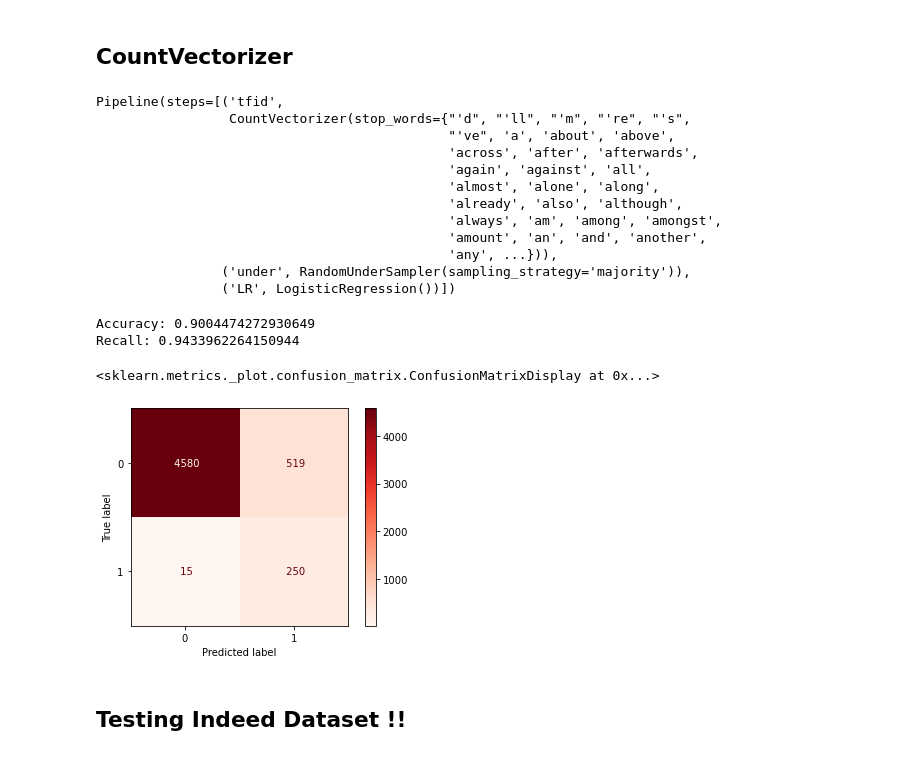
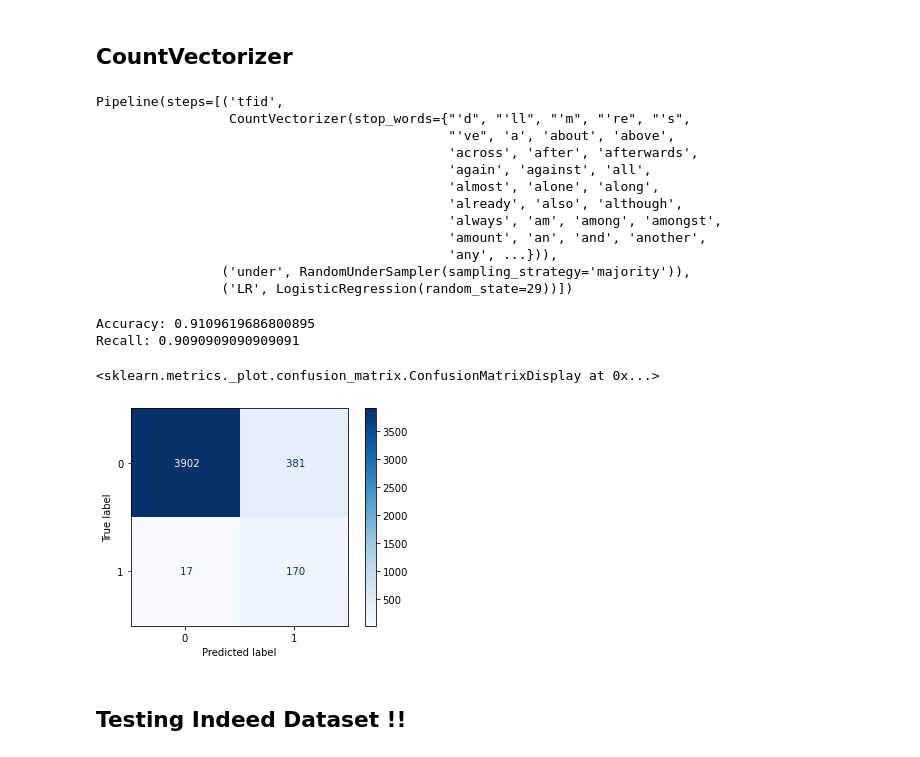
Before and after one commit to MellissaValle/Fraudulent-Job-Postings, a Jupyter notebook: notebook.ipynb, the cells around one changed output. Cells and saved outputs as stored; diff of their text form; code cells hidden in the pictures.

```diff
--- a/notebook.ipynb
+++ b/notebook.ipynb
@@ -544,7 +469,7 @@ For more models check [Machine_Learning_Models](https://github.com/MellissaValle
 # %%
 # splitting our data in train and test
 X_train, X_test, y_train, y_test = train_test_split(data.text, data.fraudulent,
-                                                    test_size=0.3)
+                                                    test_size=0.25, random_state=seed)
 # %%
 y_train.value_counts()
 # %% [output]
@@ -715,7 +598,7 @@ plot_confusion_matrix(imb_log_model,
 under_log_model = imbpipe(steps=[
                          ('tfid',CountVectorizer(stop_words=stop_words)),
                          ('under',RandomUnderSampler(sampling_strategy='majority')),
-                         ('LR',LogisticRegression())])
+                         ('LR',LogisticRegression(random_state=seed))])
 
 # fitting the model
 under_log_model.fit(X_train,y_train)
@@ -731,7 +614,7 @@ Pipeline(steps=[('tfid',
                                              'amount', 'an', 'and', 'another',
                                              'any', ...})),
                 ('under', RandomUnderSampler(sampling_strategy='majority')),
-                ('LR', LogisticRegression())])
+                ('LR', LogisticRegression(random_state=29))])
 # %%
 # Predicting with a test
 predicted = under_log_model.predict(X_test)
@@ -740,15 +623,15 @@ predicted = under_log_model.predict(X_test)
 print("Accuracy:", accuracy_score(y_test, predicted))
 print("Recall:", recall_score(y_test, predicted))
 # %% [output]
-Accuracy: 0.9004474272930649
-Recall: 0.9433962264150944
+Accuracy: 0.9109619686800895
+Recall: 0.9090909090909091
 # %%
 plot_confusion_matrix(under_log_model,
                       X_test, y_test,
-                      cmap='Reds',
+                      cmap='Blues',
                       values_format=' ')
 # %% [output]
 <sklearn.metrics._plot.confusion_matrix.ConfusionMatrixDisplay at 0x...>
-[figure, old version]
+[figure, new version]
 # %% [markdown]
 ## Testing Indeed Dataset !!
```
Also changed, not shown: parts of 61 cells of this notebook.
